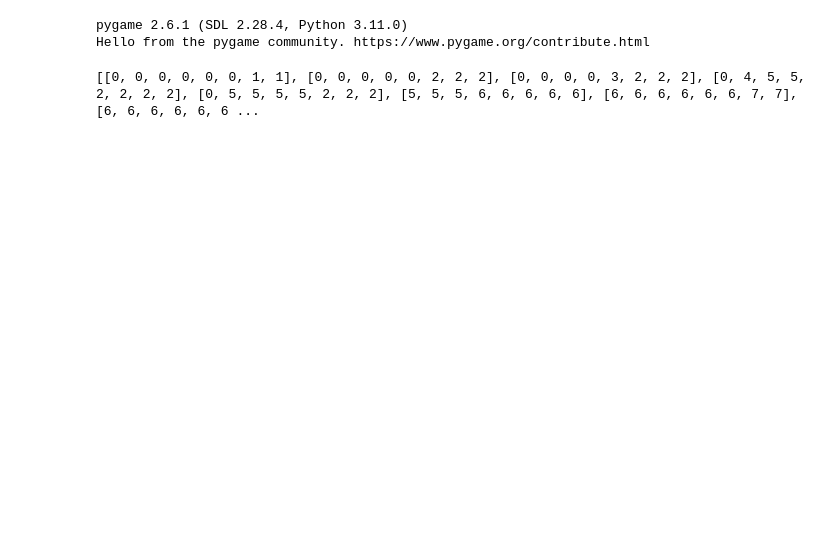
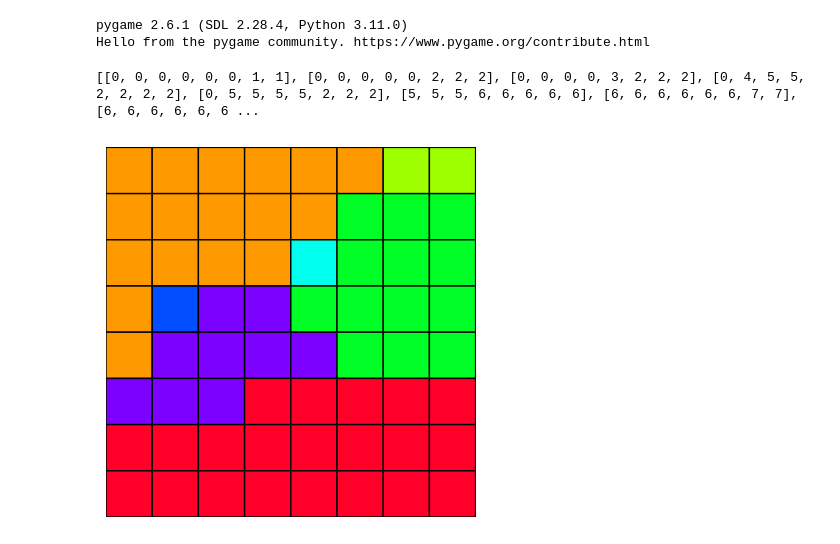
Before and after one commit to vvclin-git/py_queens, a Jupyter notebook: notebook.ipynb, the cells around one changed output. Cells and saved outputs as stored; diff of their text form; code cells hidden in the pictures; blank space fills up the shorter version.

Commit message:
plot board using matplotlib

```diff
--- a/notebook.ipynb
+++ b/notebook.ipynb
@@ -45,3 +74,28 @@ with open('test_board.json', 'r') as f:
 print(loaded_board)
 # %% [output]
 [[0, 0, 0, 0, 0, 0, 1, 1], [0, 0, 0, 0, 0, 2, 2, 2], [0, 0, 0, 0, 3, 2, 2, 2], [0, 4, 5, 5, 2, 2, 2, 2], [0, 5, 5, 5, 5, 2, 2, 2], [5, 5, 5, 6, 6, 6, 6, 6], [6, 6, 6, 6, 6, 6, 7, 7], [6, 6, 6, 6, 6, 6 ...
+# %%
+import numpy as np
+from matplotlib.colors import ListedColormap
+import matplotlib.pyplot as plt
+
+N = max(max(row) for row in loaded_board)  # maximum value in loaded_board
+cmap_base = plt.get_cmap('gist_rainbow')
+n_color = cmap_base.N
+
+# Generate color indices for each value from 1 to N
+color_indices = [(n_color / N) * v for v in range(1, N + 1)]
+colors = [cmap_base(int(idx) % n_color) for idx in color_indices]
+
+# Add color for 0 if needed (e.g., white or transparent)
+# colors = [(1, 1, 1, 1)] + colors  # white for 0
+
+custom_cmap = ListedColormap(colors)
+fig, ax = plt.subplots()
+ax.pcolor(loaded_board, cmap=custom_cmap, edgecolors='k', linewidths=1)
+ax.set_axis_off()
+ax.invert_yaxis()
+ax.set_aspect('equal')
+plt.show()
+# %% [output]
+[figure, added]
```
Also changed, not shown: parts of 4 cells of this notebook.
